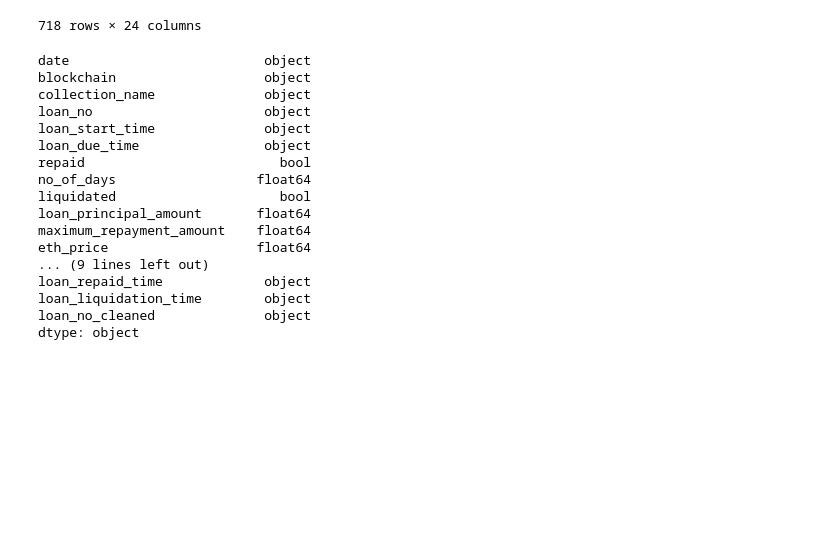
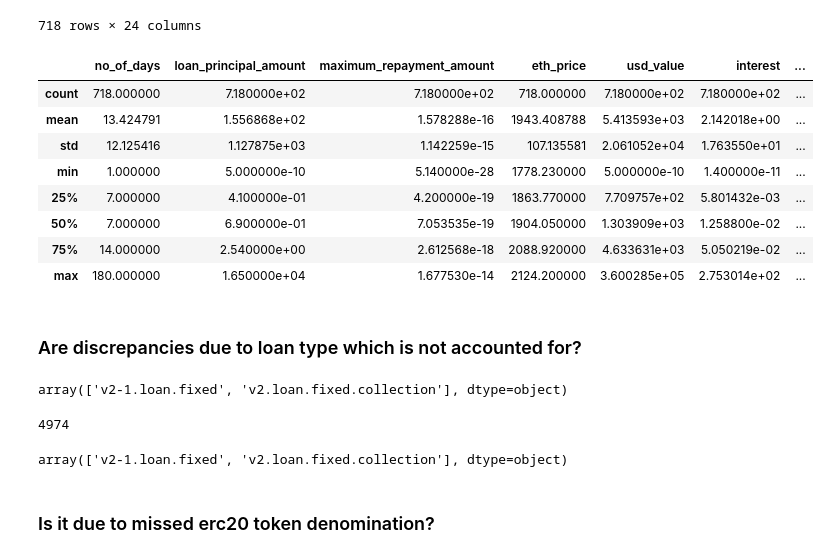
Before and after one commit to datagemsai/ChartGPT-API, a Jupyter notebook: analysis/nftfi_mq.ipynb, the cells around one changed output. Saved outputs shown, nothing was run; the diff lists cells and outputs as text; code cells hidden in the pictures; blank space fills up the shorter version.

Commit message:
add and rule out loanerc20denomination differences, check for loan category discrepancies

```diff
--- a/analysis/nftfi_mq.ipynb
+++ b/analysis/nftfi_mq.ipynb
@@ -194,23 +190,44 @@ nftfi_not_in_mq
 | 716 | 2023-04-22 14:24:59.000000 UTC | ethereum | Azuki | v2.loan.fixed.collection-33603 | 2023-04-22 14:24:59.000000 UTC | 2023-05-13 14:24:59.000000 UTC | True | 21.0 | ... |
 | 717 | 2023-04-29 12:46:47.000000 UTC | ethereum | Azuki | v2.loan.fixed.collection-34479 | 2023-04-29 12:46:47.000000 UTC | 2023-05-20 12:46:47.000000 UTC | False | 21.0 | ... |
 718 rows × 24 columns
-# %%
-nftfi_not_in_mq.dtypes
-# %% [output]
-date                         object
-blockchain                   object
-collection_name              object
-loan_no                      object
-loan_start_time              object
-loan_due_time                object
-repaid                         bool
-no_of_days                  float64
-liquidated                     bool
-loan_principal_amount       float64
-maximum_repayment_amount    float64
-eth_price                   float64
-... (9 lines left out)
-loan_repaid_time             object
-loan_liquidation_time        object
-loan_no_cleaned              object
-dtype: object
+# %%
+# Explore the resulting set of nftfi_not_in_mq. Is there any pattern?
+nftfi_not_in_mq.describe()
+# %% [output]
+|  | no_of_days | loan_principal_amount | maximum_repayment_amount | eth_price | usd_value | interest | ... |
+| count | 718.000000 | 7.180000e+02 | 7.180000e+02 | 718.000000 | 7.180000e+02 | 7.180000e+02 | ... |
+| mean | 13.424791 | 1.556868e+02 | 1.578288e-16 | 1943.408788 | 5.413593e+03 | 2.142018e+00 | ... |
+| std | 12.125416 | 1.127875e+03 | 1.142259e-15 | 107.135581 | 2.061052e+04 | 1.763550e+01 | ... |
+| min | 1.000000 | 5.000000e-10 | 5.140000e-28 | 1778.230000 | 5.000000e-10 | 1.400000e-11 | ... |
+| 25% | 7.000000 | 4.100000e-01 | 4.200000e-19 | 1863.770000 | 7.709757e+02 | 5.801432e-03 | ... |
+| 50% | 7.000000 | 6.900000e-01 | 7.053535e-19 | 1904.050000 | 1.303909e+03 | 1.258800e-02 | ... |
+| 75% | 14.000000 | 2.540000e+00 | 2.612568e-18 | 2088.920000 | 4.633631e+03 | 5.050219e-02 | ... |
+| max | 180.000000 | 1.650000e+04 | 1.677530e-14 | 2124.200000 | 3.600285e+05 | 2.753014e+02 | ... |
+# %% [markdown]
+### Are discrepancies due to loan type which is not accounted for?
+# %%
+# How about loan numbers, how do they vary from a naming standpoint?
+# x[0]+x[1] if len(x) >2 else x[0] is such that it returns "v2-1.loan.fixed" from "v2-1.loan.fixed-32381",
+#    else returns "v2.loan.fixed.collection" from "v2.loan.fixed.collection-34479"
+
+nftfi_not_in_mq.loan_no.astype(str).str.split('-').apply(lambda x: x[0]+'-'+x[1] if len(x) >2 else x[0]).unique()
+# it seems from the above result that [v2-1.loan.fixed', 'v2.loan.fixed.collection'] are the two loan types which are not accounted for
+# %% [output]
+array(['v2-1.loan.fixed', 'v2.loan.fixed.collection'], dtype=object)
+# %%
+# Is the above true as well for the whole table set?
+nftfi_loans_not_in_mq = list(
+        set(list(nftfi.loan_no_cleaned)) - set(list(mq.loan_id_cleaned))
+    )
+print(len(nftfi_loans_not_in_mq))
+# How about loan numbers, how do they vary from a naming standpoint?
+# x[0]+x[1] if len(x) >2 else x[0] is such that it returns "v2-1.loan.fixed" from "v2-1.loan.fixed-32381",
+#    else returns "v2.loan.fixed.collection" from "v2.loan.fixed.collection-34479"
+
+nftfi_not_in_mq.loan_no.astype(str).str.split('-').apply(lambda x: x[0]+'-'+x[1] if len(x) >2 else x[0]).unique()
+# it seems from the above result that [v2-1.loan.fixed', 'v2.loan.fixed.collection'] are the two loan types which are not accounted for
+# %% [output]
+4974
+array(['v2-1.loan.fixed', 'v2.loan.fixed.collection'], dtype=object)
+# %% [markdown]
+### Is it due to missed erc20 token denomination?
```
Also changed, not shown: parts of 16 cells of this notebook.
